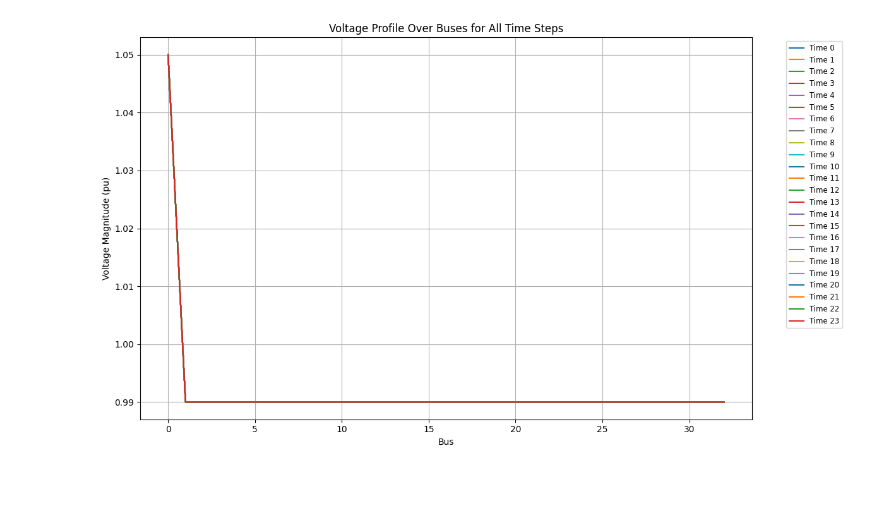
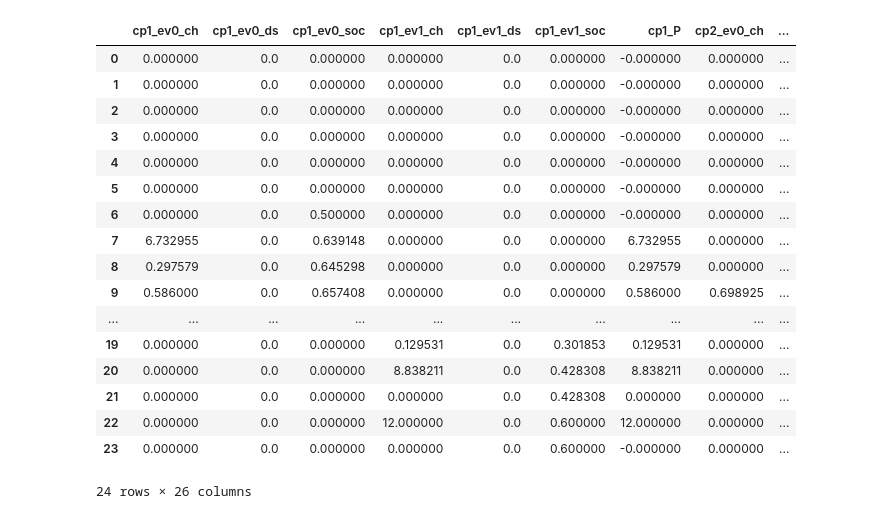
Before and after one commit to SaraAboebeid/ECOM-Tool, a Jupyter notebook: LEC-Opt-Agent-Based_LinDistFlow.ipynb, the cells around one changed output. Saved outputs shown, nothing was run; the diff lists cells and outputs as text; code cells hidden in the pictures; blank space fills up the shorter version.

```diff
--- a/LEC-Opt-Agent-Based_LinDistFlow.ipynb
+++ b/LEC-Opt-Agent-Based_LinDistFlow.ipynb
@@ -373,14 +399,14 @@ pv_production = [0.0 if i < 6 or i > 18 else 1.5*np.sin((i-6)*np.pi/12) for i in
 load1 = [10 + 0.5*np.sin(i*np.pi/12) for i in range(T)]
 pv_production1 = [0.0 if i < 6 or i > 18 else 2.5*np.sin((i-6)*np.pi/12) for i in range(T)]
 
-cp1 = charging_point(name = 'cp1', bus=1, ev_capacity=[45, 65], ev_max_power=[10, 12], ev_arrival=[6, 18], ev_departure= [12, 23], ev_arrival_soc=[0.5, 0.3], ev_desired_soc=[0.75, 0.6])
-cp2 = charging_point(name = 'cp2', bus=11, ev_capacity=[55, 95], ev_max_power=[10, 12], ev_arrival=[8, 15], ev_departure= [12, 20], ev_arrival_soc=[0.4, 0.7], ev_desired_soc=[0.75, 0.75])
+cp1 = charging_point(name = 'cp1', bus=12, ev_capacity=[45, 65], ev_max_power=[10, 12], ev_arrival=[6, 18], ev_departure= [12, 23], ev_arrival_soc=[0.5, 0.3], ev_desired_soc=[0.75, 0.6])
+cp2 = charging_point(name = 'cp2', bus=13, ev_capacity=[55, 95], ev_max_power=[10, 12], ev_arrival=[8, 15], ev_departure= [12, 20], ev_arrival_soc=[0.4, 0.7], ev_desired_soc=[0.75, 0.75])
 
 b1 = building(name= 'b1', bus=12, load = load, pv_production=pv_production, bess_capacity=100, bess_initial_soc=0.5, bess_max_power=15)
-b2 = building(name= 'b2', bus=15, load = load1, pv_production=pv_production1, bess_capacity=80, bess_initial_soc=0.5, bess_max_power=7.5)
+b2 = building(name= 'b2', bus=13, load = load1, pv_production=pv_production1, bess_capacity=80, bess_initial_soc=0.5, bess_max_power=7.5)
 
 opt_model = V2G_opt_spot_cp_ldf([cp1, cp2], [b1, b2], spot_prices)
 results_df = opt_model.solve()
-df, df_voltage = opt_model.get_results()
-opt_model.plot_voltage()
+df, df_v2 = opt_model.get_results()
+df
 # %% [output]
@@ -389,2 +414,19 @@ Objective value: 445.0610361265742
-[figure, removed]
+|  | cp1_ev0_ch | cp1_ev0_ds | cp1_ev0_soc | cp1_ev1_ch | cp1_ev1_ds | cp1_ev1_soc | cp1_P | cp2_ev0_ch | ... |
+| 0 | 0.000000 | 0.0 | 0.000000 | 0.000000 | 0.0 | 0.000000 | -0.000000 | 0.000000 | ... |
+| 1 | 0.000000 | 0.0 | 0.000000 | 0.000000 | 0.0 | 0.000000 | -0.000000 | 0.000000 | ... |
+| 2 | 0.000000 | 0.0 | 0.000000 | 0.000000 | 0.0 | 0.000000 | -0.000000 | 0.000000 | ... |
+| 3 | 0.000000 | 0.0 | 0.000000 | 0.000000 | 0.0 | 0.000000 | -0.000000 | 0.000000 | ... |
+| 4 | 0.000000 | 0.0 | 0.000000 | 0.000000 | 0.0 | 0.000000 | -0.000000 | 0.000000 | ... |
+| 5 | 0.000000 | 0.0 | 0.000000 | 0.000000 | 0.0 | 0.000000 | -0.000000 | 0.000000 | ... |
+| 6 | 0.000000 | 0.0 | 0.500000 | 0.000000 | 0.0 | 0.000000 | -0.000000 | 0.000000 | ... |
+| 7 | 6.732955 | 0.0 | 0.639148 | 0.000000 | 0.0 | 0.000000 | 6.732955 | 0.000000 | ... |
+| 8 | 0.297579 | 0.0 | 0.645298 | 0.000000 | 0.0 | 0.000000 | 0.297579 | 0.000000 | ... |
+| 9 | 0.586000 | 0.0 | 0.657408 | 0.000000 | 0.0 | 0.000000 | 0.586000 | 0.698925 | ... |
+| ... | ... | ... | ... | ... | ... | ... | ... | ... | ... |
+| 19 | 0.000000 | 0.0 | 0.000000 | 0.129531 | 0.0 | 0.301853 | 0.129531 | 0.000000 | ... |
+| 20 | 0.000000 | 0.0 | 0.000000 | 8.838211 | 0.0 | 0.428308 | 8.838211 | 0.000000 | ... |
+| 21 | 0.000000 | 0.0 | 0.000000 | 0.000000 | 0.0 | 0.428308 | 0.000000 | 0.000000 | ... |
+| 22 | 0.000000 | 0.0 | 0.000000 | 12.000000 | 0.0 | 0.600000 | 12.000000 | 0.000000 | ... |
+| 23 | 0.000000 | 0.0 | 0.000000 | 0.000000 | 0.0 | 0.600000 | -0.000000 | 0.000000 | ... |
+24 rows × 26 columns
 # %%
```
Also changed, not shown: parts of 8 cells of this notebook.
